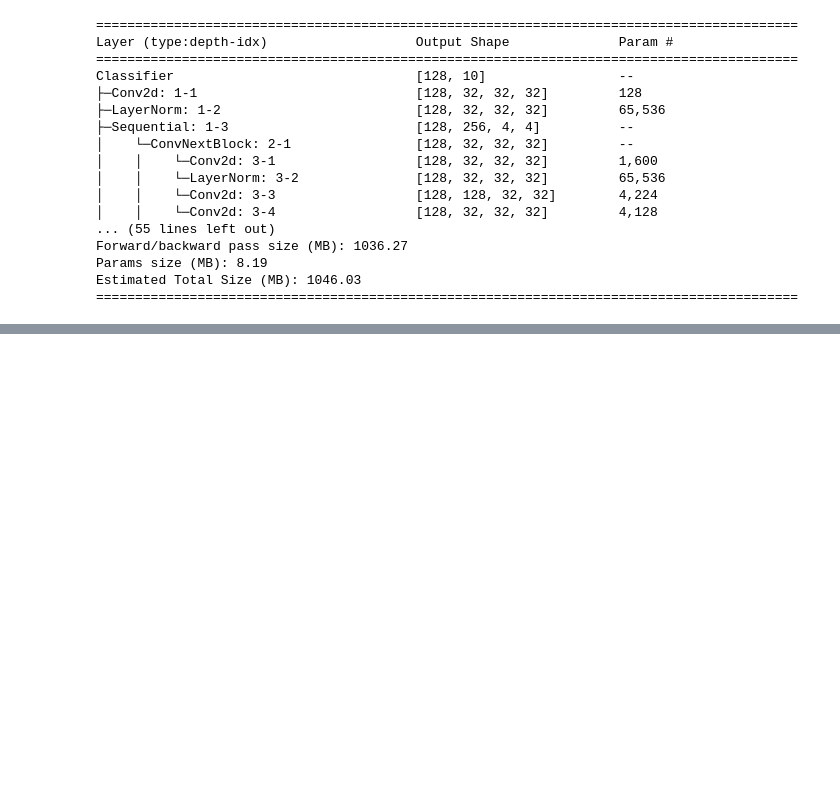
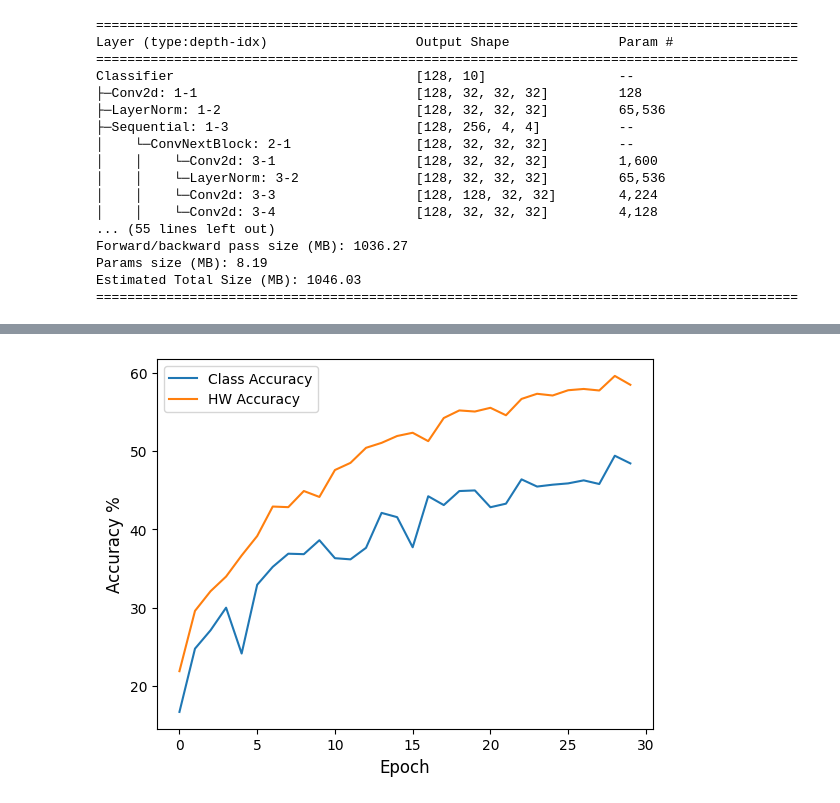
Before and after one commit to omendibleba/ai-science-training-series, a Jupyter notebook: 03_advanced_neural_networks/2024_03_12_MendibleHomework_Session3_py.ipynb.ipynb, the cells around one changed output, grey strips where cells are left out. Drawn from its saved outputs; the diff is of its cells as text; code cells hidden in the pictures; blank space fills up the shorter version.

```diff
--- a/03_advanced_neural_networks/2024_03_12_MendibleHomework_Session3_py.ipynb.ipynb
+++ b/03_advanced_neural_networks/2024_03_12_MendibleHomework_Session3_py.ipynb.ipynb
@@ -453,0 +743,16 @@ plt.show()
+# %%
+## COmpare Class accuracy to HW accuracy
+
+## Plot the training and Loss functions from the original model
+import matplotlib.pyplot as plt
+
+plt.plot(acc_test,label='Class Accuracy')
+plt.plot(hw_val_acc,label='HW Accuracy')
+
+plt.ylabel('Accuracy %',fontsize=12)
+plt.xlabel('Epoch',fontsize=12)
+
+plt.legend()
+plt.show()
+# %% [output]
+[figure, added]
```
Also changed, not shown: parts of 16 cells of this notebook, 4 other files.
